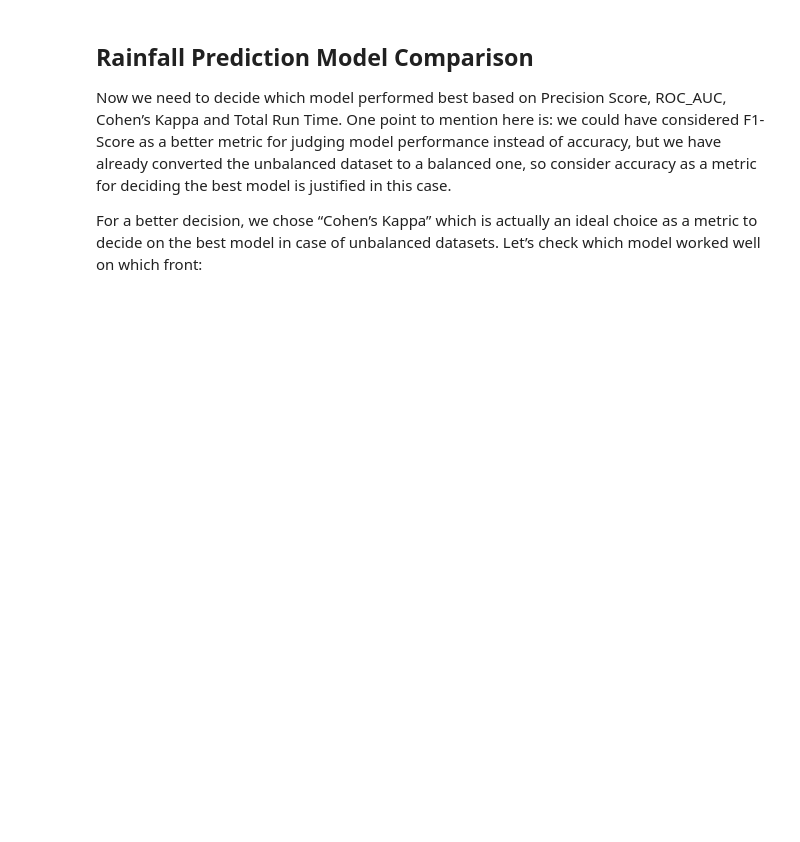
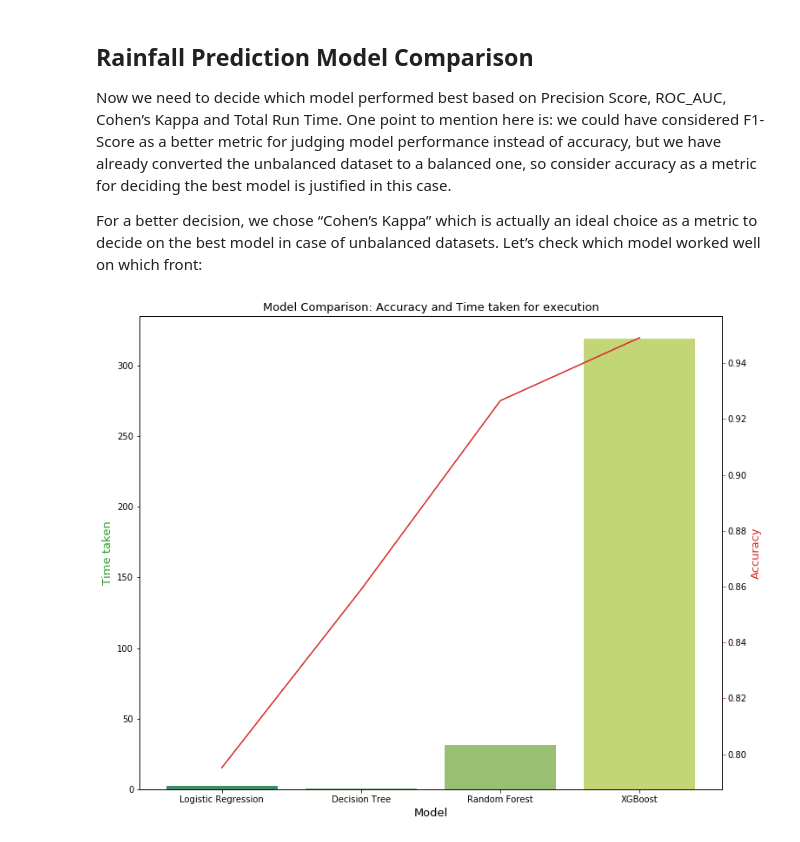
Before and after one commit to iqmalhafiy/Data-Analytics-Group-Project, a Jupyter notebook: rainfall-prediction.ipynb, the cells around one changed output. Cells and saved outputs as stored; diff of their text form; code cells hidden in the pictures; blank space fills up the shorter version.

```diff
--- a/rainfall-prediction.ipynb
+++ b/rainfall-prediction.ipynb
@@ -7,5 +7,5 @@ I’ve always liked knowing the parameters meteorologists take into account befo
 ![](https://wallpaperaccess.com/full/688287.jpg)
 # %%
 import pandas as pd
-df = pd.read_csv('../input/weather-dataset-rattle-package/weatherAUS.csv')
+df = pd.read_csv('weatherAUS.csv')
 df.head()
@@ -364,30 +396,32 @@ Now we need to decide which model performed best based on Precision Score, ROC_A
 
 For a better decision, we chose “Cohen’s Kappa” which is actually an ideal choice as a metric to decide on the best model in case of unbalanced datasets. Let’s check which model worked well on which front:
 # %%
-accuracy_scores = [accuracy_lr, accuracy_dt, accuracy_rf, accuracy_lgb, accuracy_cb, accuracy_xgb]
-roc_auc_scores = [roc_auc_lr, roc_auc_dt, roc_auc_rf, roc_auc_lgb, roc_auc_cb, roc_auc_xgb]
-coh_kap_scores = [coh_kap_lr, coh_kap_dt, coh_kap_rf, coh_kap_lgb, coh_kap_cb, coh_kap_xgb]
-tt = [tt_lr, tt_dt, tt_rf, tt_lgb, tt_cb, tt_xgb]
+accuracy_scores = [accuracy_lr, accuracy_dt, accuracy_rf, accuracy_xgb]
+roc_auc_scores = [roc_auc_lr, roc_auc_dt, roc_auc_rf, roc_auc_xgb]
+coh_kap_scores = [coh_kap_lr, coh_kap_dt, coh_kap_rf, coh_kap_xgb]
+tt = [tt_lr, tt_dt, tt_rf, tt_xgb]
 
-model_data = {'Model': ['Logistic Regression','Decision Tree','Random Forest','LightGBM','Catboost','XGBoost'],
+model_data = {'Model': ['Logistic Regression','Decision Tree','Random Forest','XGBoost'],
               'Accuracy': accuracy_scores,
               'ROC_AUC': roc_auc_scores,
               'Cohen_Kappa': coh_kap_scores,
               'Time taken': tt}
 data = pd.DataFrame(model_data)
 
 fig, ax1 = plt.subplots(figsize=(12,10))
 ax1.set_title('Model Comparison: Accuracy and Time taken for execution', fontsize=13)
 color = 'tab:green'
 ax1.set_xlabel('Model', fontsize=13)
 ax1.set_ylabel('Time taken', fontsize=13, color=color)
 ax2 = sns.barplot(x='Model', y='Time taken', data = data, palette='summer')
 ax1.tick_params(axis='y')
 ax2 = ax1.twinx()
 color = 'tab:red'
 ax2.set_ylabel('Accuracy', fontsize=13, color=color)
 ax2 = sns.lineplot(x='Model', y='Accuracy', data = data, sort=False, color=color)
 ax2.tick_params(axis='y', color=color)
+# %% [output]
+[figure, added]
 # %%
 fig, ax3 = plt.subplots(figsize=(12,10))
 ax3.set_title('Model Comparison: Area under ROC and Cohens Kappa', fontsize=13)
```
Also changed, not shown: parts of 27 cells of this notebook.
